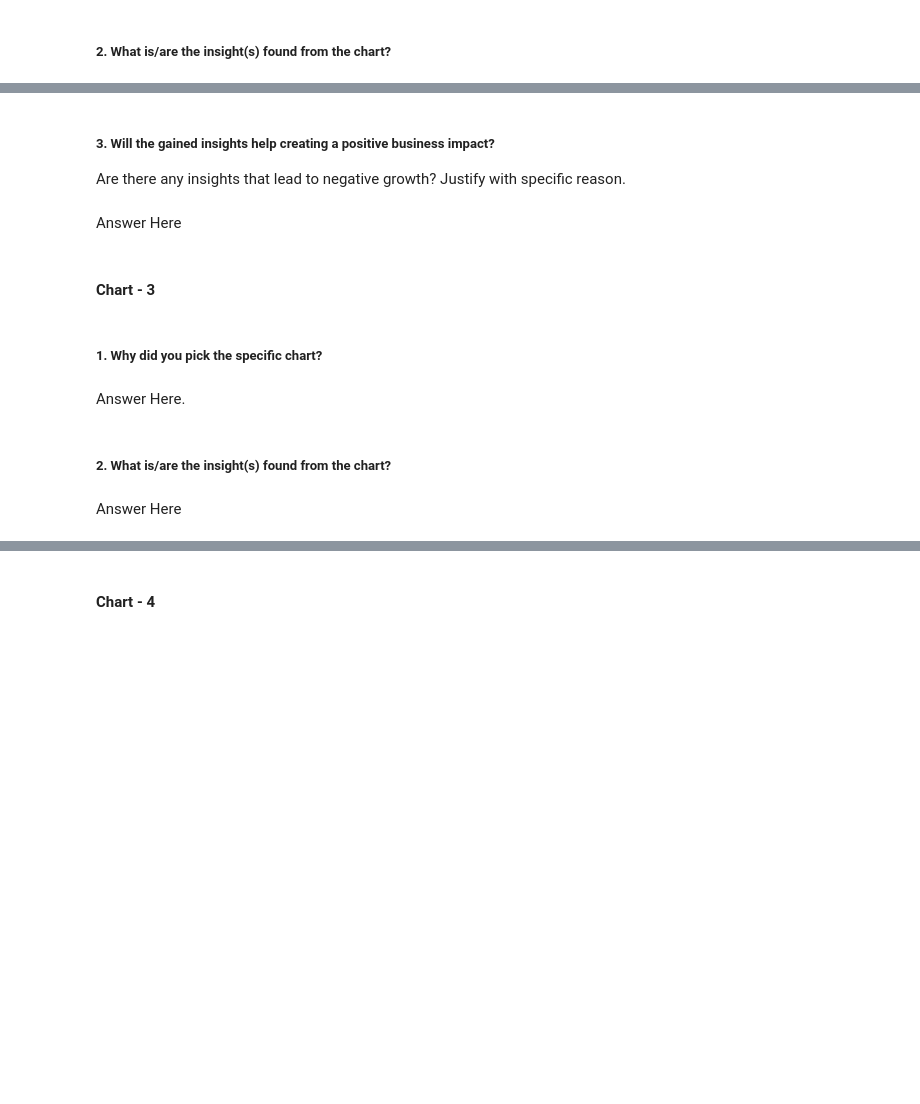
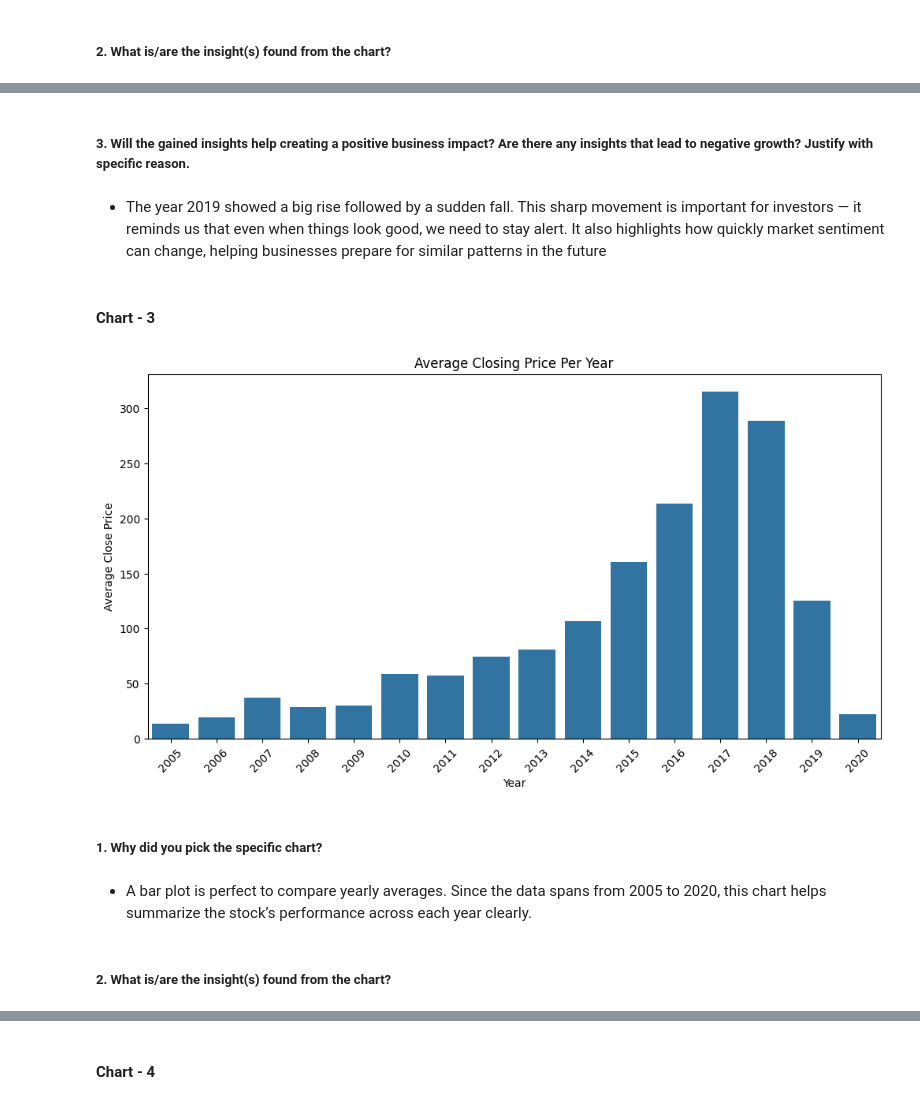
Before and after one commit to Vaisakh-Nirupam/Yes_Bank_Stock_Closing_Price_Prediction, a Jupyter notebook: Yes_Bank_Stock_Prediction.ipynb, the cells around one changed output, grey strips where cells are left out. Cells and saved outputs as stored; diff of their text form; code cells hidden in the pictures; blank space fills up the shorter version.

```diff
--- a/Yes_Bank_Stock_Prediction.ipynb
+++ b/Yes_Bank_Stock_Prediction.ipynb
@@ -208,7 +243,6 @@ Answer Here
 # %% [markdown]
-##### 3. Will the gained insights help creating a positive business impact?
-Are there any insights that lead to negative growth? Justify with specific reason.
+##### 3. Will the gained insights help creating a positive business impact? Are there any insights that lead to negative growth? Justify with specific reason.
-# %% [markdown]
-Answer Here
+# %% [markdown]
+- The year 2019 showed a big rise followed by a sudden fall. This sharp movement is important for investors — it reminds us that even when things look good, we need to stay alert. It also highlights how quickly market sentiment can change, helping businesses prepare for similar patterns in the future
 # %% [markdown]
 #### Chart - 3
@@ -217,8 +249,17 @@ Answer Here
+# %%
+# Chart - 3 visualization code
+plt.figure(figsize=(12, 6))
+avg_close_per_year = df.groupby('Year')['Close'].mean().reset_index()
+sns.barplot(data=avg_close_per_year, x='Year', y='Close')
+plt.title('Average Closing Price Per Year')
+plt.xticks(rotation=45)
+plt.ylabel('Average Close Price')
+plt.show()
+# %% [output]
+[figure, added]
 # %% [markdown]
 ##### 1. Why did you pick the specific chart?
-# %% [markdown]
-Answer Here.
+# %% [markdown]
+- A bar plot is perfect to compare yearly averages. Since the data spans from 2005 to 2020, this chart helps summarize the stock’s performance across each year clearly.
 # %% [markdown]
 ##### 2. What is/are the insight(s) found from the chart?
-# %% [markdown]
-Answer Here
```
Also changed, not shown: parts of 218 cells of this notebook.
